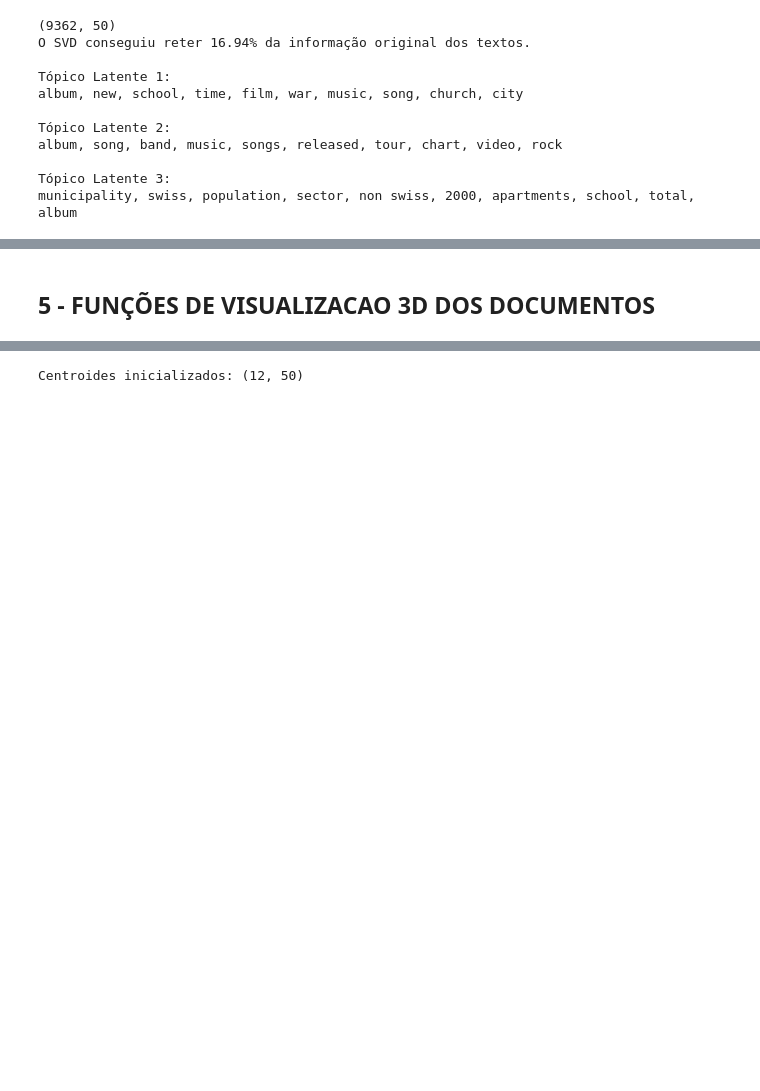
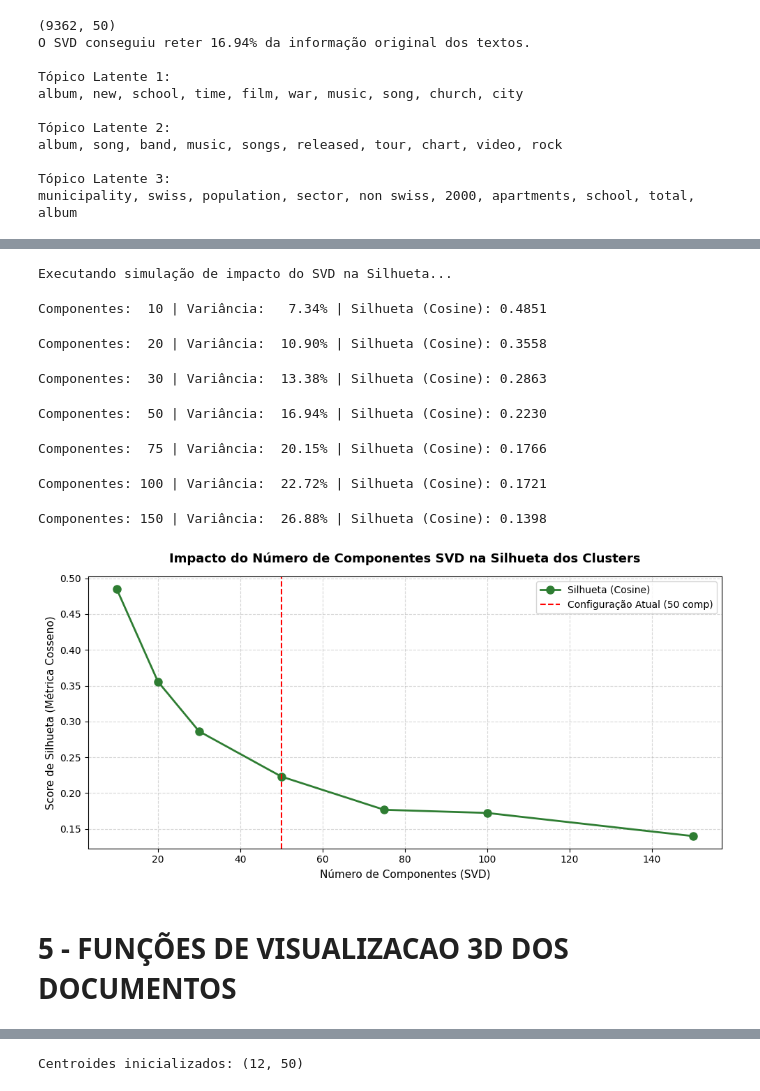
Before and after one commit to MarcosDataScientist/trabalho_unsupervised_machine_learning, a Jupyter notebook: grupamentos_fskmeans.ipynb, the cells around one changed output, grey strips where cells are left out. Drawn from its saved outputs; the diff is of its cells as text; code cells hidden in the pictures; blank space fills up the shorter version.

```diff
--- a/grupamentos_fskmeans.ipynb
+++ b/grupamentos_fskmeans.ipynb
@@ -405,5 +528,64 @@ municipality, swiss, population, sector, non swiss, 2000, apartments, school, to
+# %%
+import numpy as np
+import matplotlib.pyplot as plt
+from sklearn.decomposition import TruncatedSVD
+from sklearn.preprocessing import normalize
+from sklearn.cluster import KMeans
+from sklearn.metrics import silhouette_score
+
+# 1. Lista de componentes SVD que vamos testar
+componentes_teste = [10, 20, 30, 50, 75, 100, 150]
+silhuetas = []
+variancias = []
+
+K_TESTE = 12  # Mantém os 12 clusters do projeto
+
+print("Executando simulação de impacto do SVD na Silhueta...\n")
+
+for n_comp in componentes_teste:
+    # A) Aplica o SVD com o n_components da vez
+    svd_temp = TruncatedSVD(n_components=n_comp, random_state=42)
+    X_svd_temp = svd_temp.fit_transform(X)
+    var_retida = np.sum(svd_temp.explained_variance_ratio_) * 100
+    variancias.append(var_retida)
+
+    # B) Normaliza em L2
+    X_clust_temp = normalize(X_svd_temp, norm="l2", axis=1)
+
+    # C) Executa um teste de agrupamento rápido (KMeans) para avaliar a separabilidade
+    km_temp = KMeans(n_clusters=K_TESTE, n_init=5, random_state=42).fit(X_clust_temp)
+    sil = silhouette_score(X_clust_temp, km_temp.labels_, metric='cosine')
+    silhuetas.append(sil)
+
+    print(f"Componentes: {n_comp:3d} | Variância: {var_retida:6.2f}% | Silhueta (Cosine): {sil:.4f}")
+
+# 2. Gráfico da Silhueta em função dos Componentes SVD
+plt.figure(figsize=(10, 5))
+plt.plot(componentes_teste, silhuetas, color='#2e7d32', marker='o', linewidth=2, markersize=8, label='Silhueta (Cosine)')
+
+# Destaque para os 50 componentes atuais
+plt.axvline(x=50, color='red', linestyle='--', linewidth=1.5, label='Configuração Atual (50 comp)')
+
+plt.title('Impacto do Número de Componentes SVD na Silhueta dos Clusters', fontsize=13, fontweight='bold', pad=15)
+plt.xlabel('Número de Componentes (SVD)', fontsize=11)
+plt.ylabel('Score de Silhueta (Métrica Cosseno)', fontsize=11)
+plt.grid(True, linestyle='--', alpha=0.5)
+plt.legend(loc='upper right', fontsize=10)
+plt.tight_layout()
+
+plt.show()
+# %% [output]
+Executando simulação de impacto do SVD na Silhueta...
+Componentes:  10 | Variância:   7.34% | Silhueta (Cosine): 0.4851
+Componentes:  20 | Variância:  10.90% | Silhueta (Cosine): 0.3558
+Componentes:  30 | Variância:  13.38% | Silhueta (Cosine): 0.2863
+Componentes:  50 | Variância:  16.94% | Silhueta (Cosine): 0.2230
+Componentes:  75 | Variância:  20.15% | Silhueta (Cosine): 0.1766
+Componentes: 100 | Variância:  22.72% | Silhueta (Cosine): 0.1721
+Componentes: 150 | Variância:  26.88% | Silhueta (Cosine): 0.1398
+[figure, added]
 # %% [markdown]
-## 5 - FUNÇÕES DE VISUALIZACAO 3D DOS DOCUMENTOS
+# 5 - FUNÇÕES DE VISUALIZACAO 3D DOS DOCUMENTOS
 # %%
 # Funções de visualização 3D (Plotly) — pertencimentos fuzzy (soft)
 
```
Also changed, not shown: parts of 28 cells of this notebook, 3 other files.
